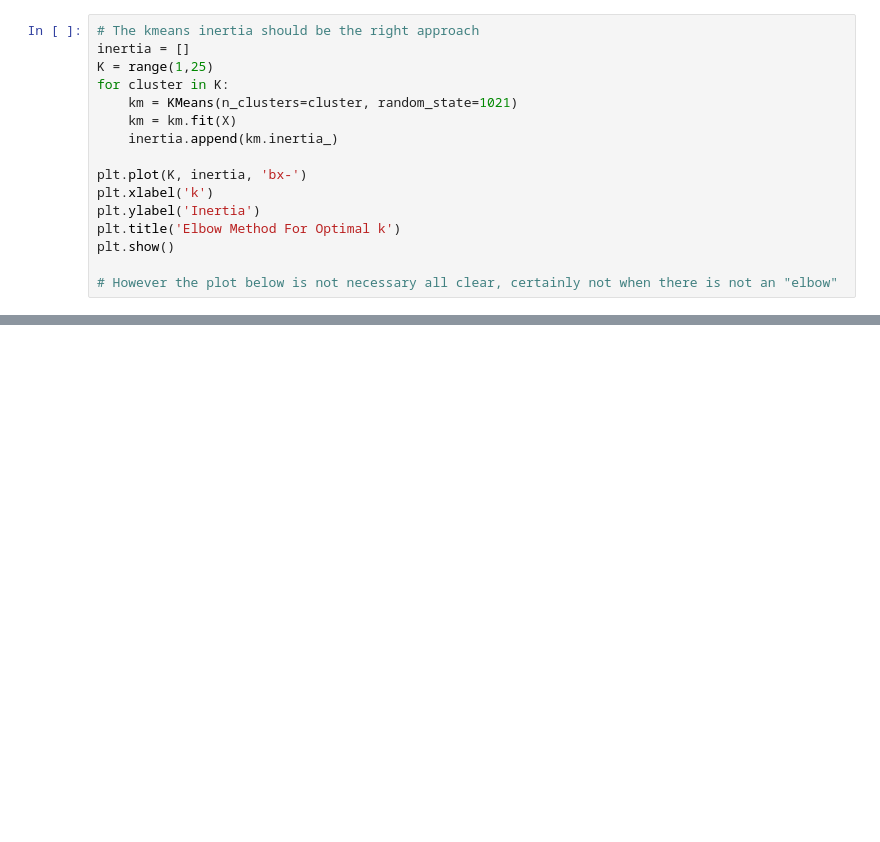
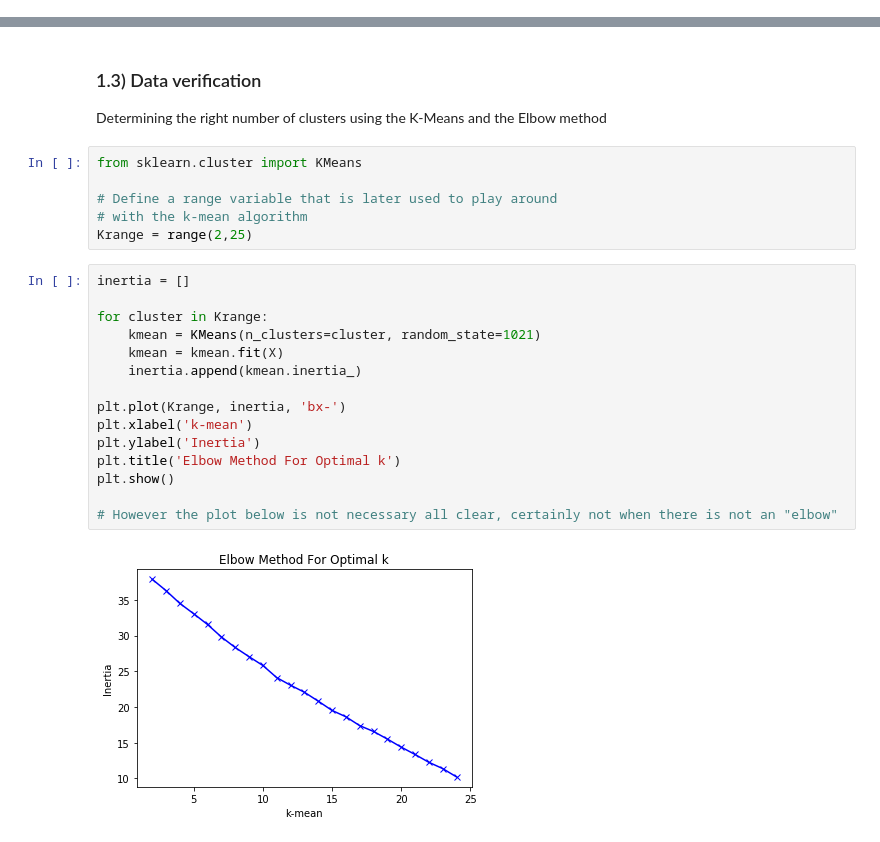
Before and after one commit to andreamoro/Data-Science-Experiments, a Jupyter notebook: Clusterization.ipynb, the cells around one changed output, grey strips where cells are left out. Cells and saved outputs as stored; diff of their text form; blank space fills up the shorter version.

```diff
--- a/Clusterization.ipynb
+++ b/Clusterization.ipynb
@@ -150,16 +0,0 @@ keywsVoc = {key: value for (value, key) in vectorizer.vocabulary_.items()}
-# %%
-# The kmeans inertia should be the right approach
-inertia = []
-K = range(1,25)
-for cluster in K:
-    km = KMeans(n_clusters=cluster, random_state=1021)
-    km = km.fit(X)
-    inertia.append(km.inertia_)
-
-plt.plot(K, inertia, 'bx-')
-plt.xlabel('k')
-plt.ylabel('Inertia')
-plt.title('Elbow Method For Optimal k')
-plt.show()
-
-# However the plot below is not necessary all clear, certainly not when there is not an "elbow"
@@ -209,0 +242,27 @@ data['Kmeans cluster'] = clusters #kmean.labels_.tolist()
+# %% [markdown]
+### 1.3) Data verification
+
+Determining the right number of clusters using the K-Means and the Elbow method
+# %%
+from sklearn.cluster import KMeans
+
+# Define a range variable that is later used to play around
+# with the k-mean algorithm
+Krange = range(2,25)
+# %%
+inertia = []
+
+for cluster in Krange:
+    kmean = KMeans(n_clusters=cluster, random_state=1021)
+    kmean = kmean.fit(X)
+    inertia.append(kmean.inertia_)
+
+plt.plot(Krange, inertia, 'bx-')
+plt.xlabel('k-mean')
+plt.ylabel('Inertia')
+plt.title('Elbow Method For Optimal k')
+plt.show()
+
+# However the plot below is not necessary all clear, certainly not when there is not an "elbow"
+# %% [output]
+[figure, added]
```
Also changed, not shown: parts of 111 cells of this notebook.
